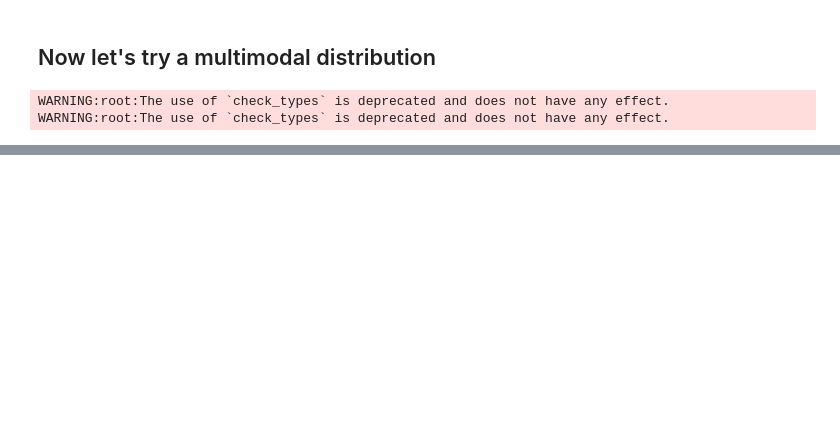
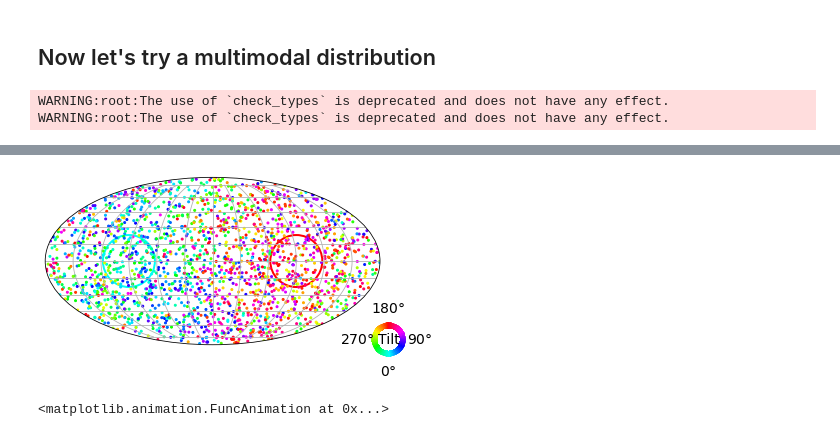
Before and after one commit to McWilliamsCenter/SO3DiffusionModels, a Jupyter notebook: notebooks/SDE_demo.ipynb, the cells around one changed output, grey strips where cells are left out. Saved outputs shown, nothing was run; the diff lists cells and outputs as text; code cells hidden in the pictures; blank space fills up the shorter version.

```diff
--- a/notebooks/SDE_demo.ipynb
+++ b/notebooks/SDE_demo.ipynb
@@ -392,0 +284,28 @@ anim
+# %%
+fig = plt.figure()
+ax = fig.add_subplot( projection='mollweide')
+
+paths = visualize_so3_probabilities(
+    jax.vmap(lambda x: SO3(x).as_matrix())(ys[0]),
+    0.001,
+    fig=fig,
+    ax=ax,
+    rotations_gt=jnp.stack([d1._loc.as_matrix(), d2._loc.as_matrix()], axis=0))
+
+def animate(i):
+  visualize_so3_probabilities(
+    jax.vmap(lambda x: SO3(x).as_matrix())(ys[i*4]),
+    0.001,
+    fig=fig,
+    ax=ax,
+    paths=paths,
+    rotations_gt=jnp.stack([d1._loc.as_matrix(), d2._loc.as_matrix()], axis=0))
+  return (paths,)
+
+anim = animation.FuncAnimation(fig, animate, frames=256, interval=50, blit=False)
+# %% [output]
+[figure, added]
+# %%
+anim
+# %% [output]
+<matplotlib.animation.FuncAnimation at 0x...>
```
Also changed, not shown: parts of 25 cells of this notebook.
